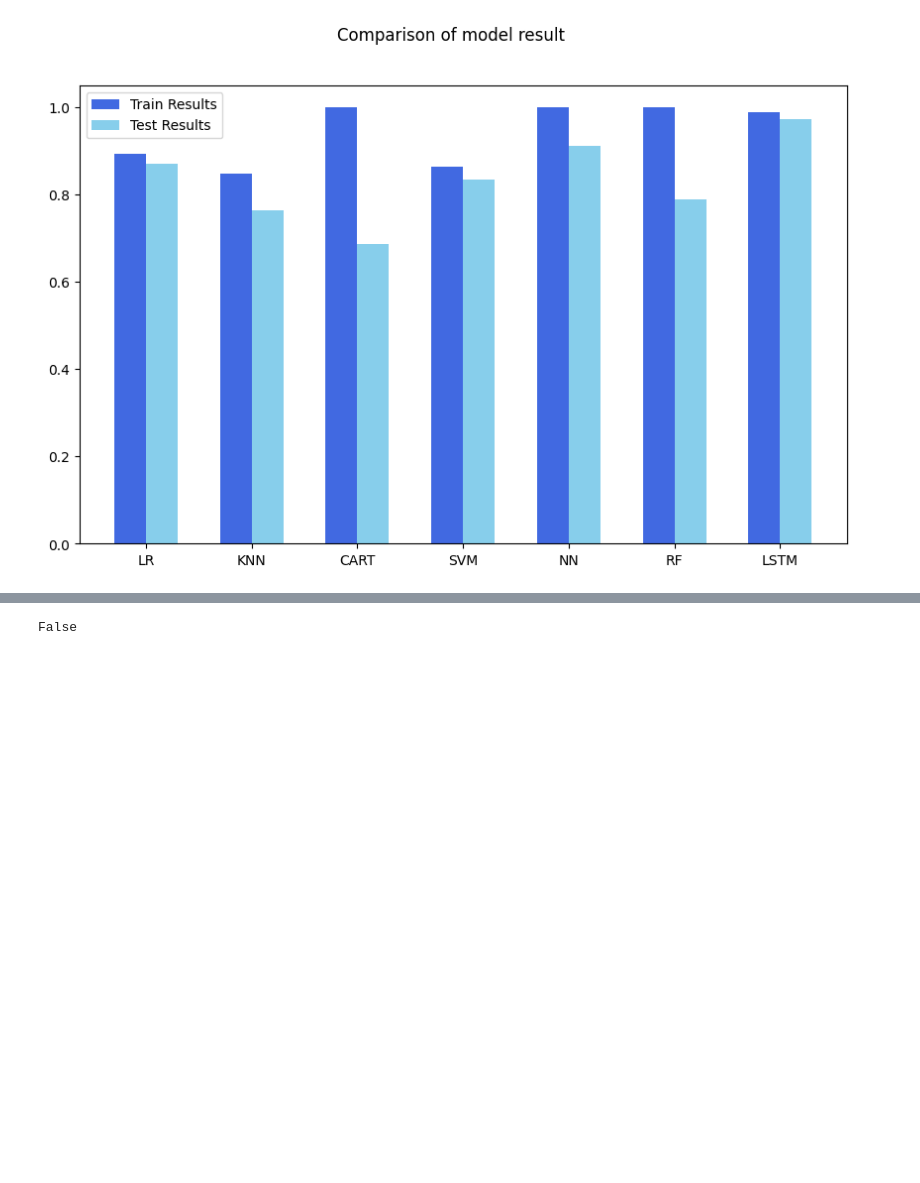
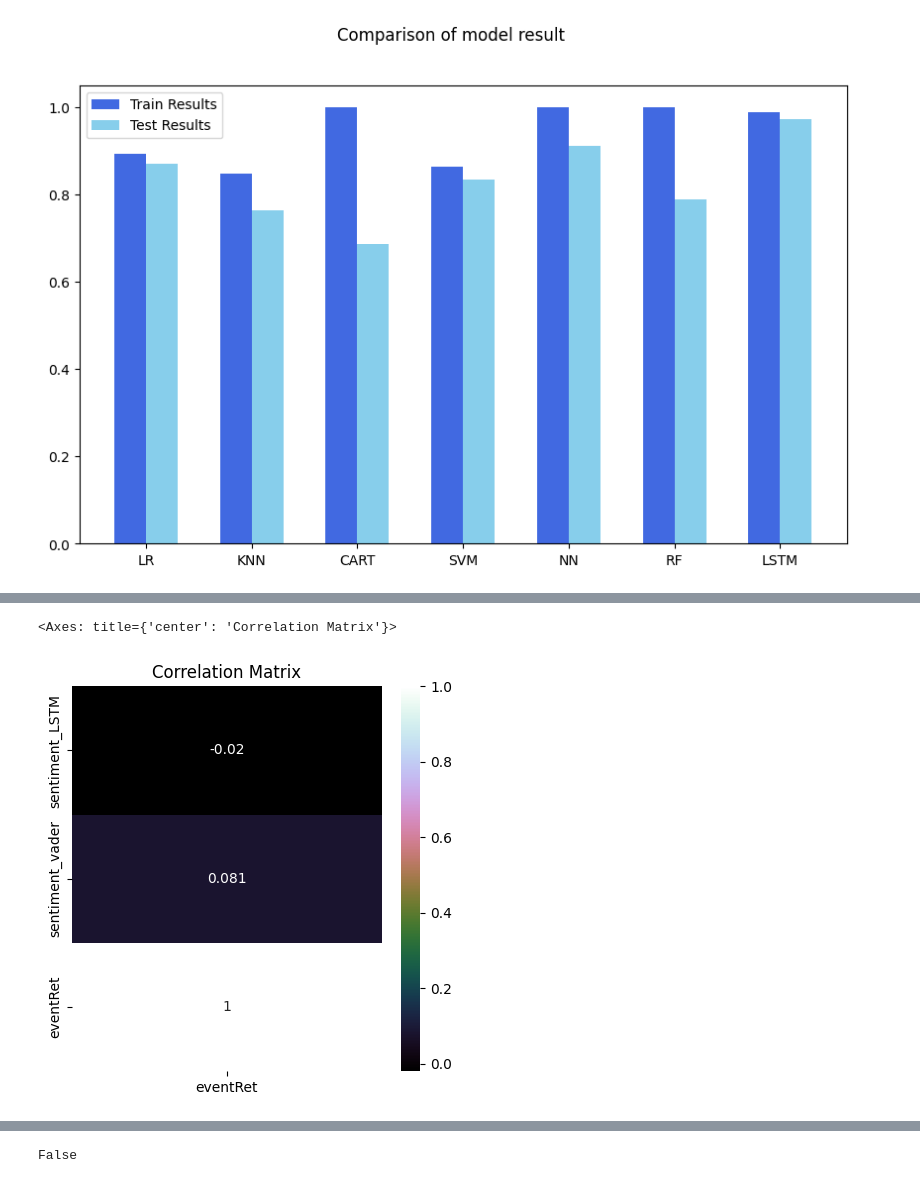
Before and after one commit to fedor44/Sentiment_for_Stock_Investment_Strategy, a Jupyter notebook: Untitled48.ipynb, the cells around one changed output, grey strips where cells are left out. Cells and saved outputs as stored; diff of their text form; code cells hidden in the pictures; blank space fills up the shorter version.

```diff
--- a/Untitled48.ipynb
+++ b/Untitled48.ipynb
@@ -409,0 +538,14 @@ pyplot.show()
+# %%
+# 특정 주식에 대해 히트맵을 그려 상관 관계가 좋은 모델을 선택
+import seaborn as sns
+
+df_ticker = df_finalData[df_finalData['ticker']== 'AMZN'][['ticker','headline', 'sentiment_LSTM','sentiment_vader', 'eventRet']]
+correlation = df_ticker[['sentiment_LSTM','sentiment_vader','eventRet']].dropna(axis=0).corr()
+
+plt.figure(figsize=(5,5))
+plt.title('Correlation Matrix')
+sns.heatmap(correlation[['eventRet']], vmax=1, annot=True,cmap='cubehelix')
+# 히트맵 확인 시 수익률 예측은 vader > LSTM 으로 확인됨
+# %% [output]
+<Axes: title={'center': 'Correlation Matrix'}>
+[figure, added]
```
Also changed, not shown: parts of 11 cells of this notebook.
